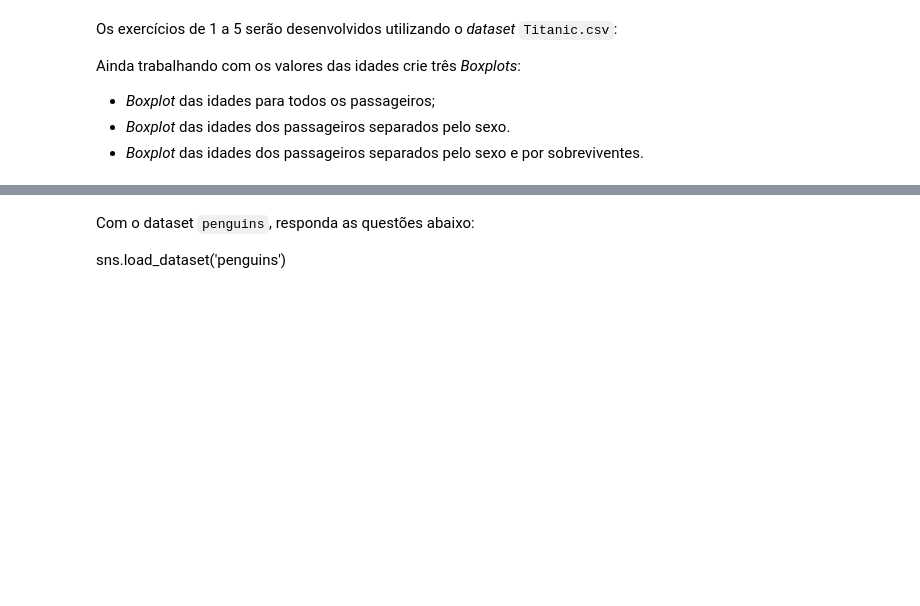
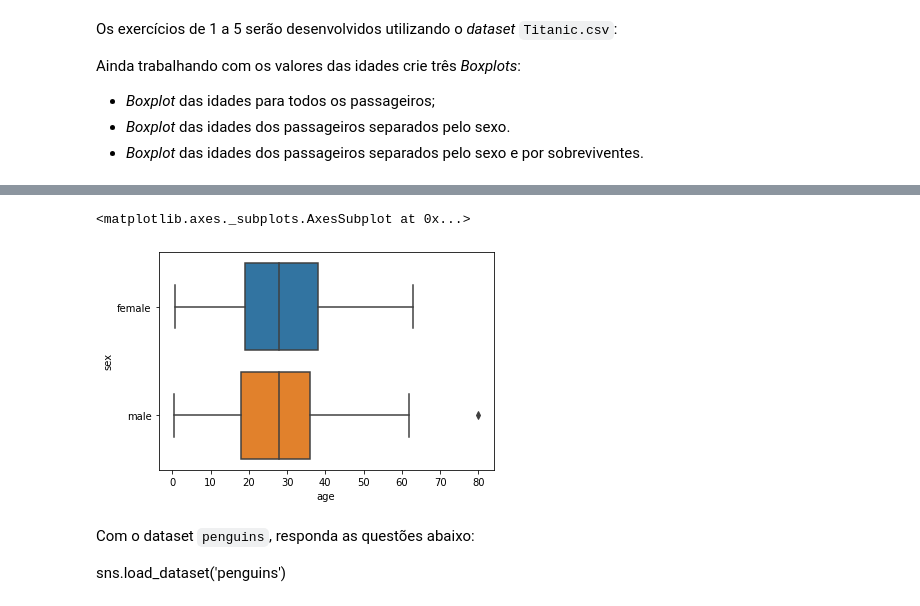
Before and after one commit to VitorFRodrigues/Coding_Tank_Material, a Jupyter notebook: Polo_Tech/Modulo_04/Listas/L1-Estatistica1_vitor.ipynb, the cells around one changed output, grey strips where cells are left out. Saved outputs shown, nothing was run; the diff lists cells and outputs as text; code cells hidden in the pictures; blank space fills up the shorter version.

```diff
--- a/Polo_Tech/Modulo_04/Listas/L1-Estatistica1_vitor.ipynb
+++ b/Polo_Tech/Modulo_04/Listas/L1-Estatistica1_vitor.ipynb
@@ -214,3 +223,8 @@ Ainda trabalhando com os valores das idades crie três _Boxplots_:
+# %%
+sns.boxplot(data = dados.query("survived == 1"), x = 'age', y = 'sex')
+# %% [output]
+<matplotlib.axes._subplots.AxesSubplot at 0x...>
+[figure, added]
 # %% [markdown]
 Com o dataset `penguins`, responda as questões abaixo:
 
```
Also changed, not shown: parts of 16 cells of this notebook.
